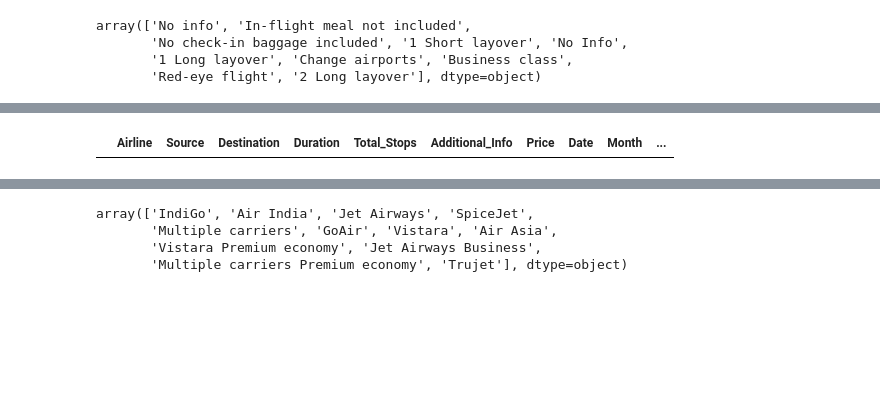
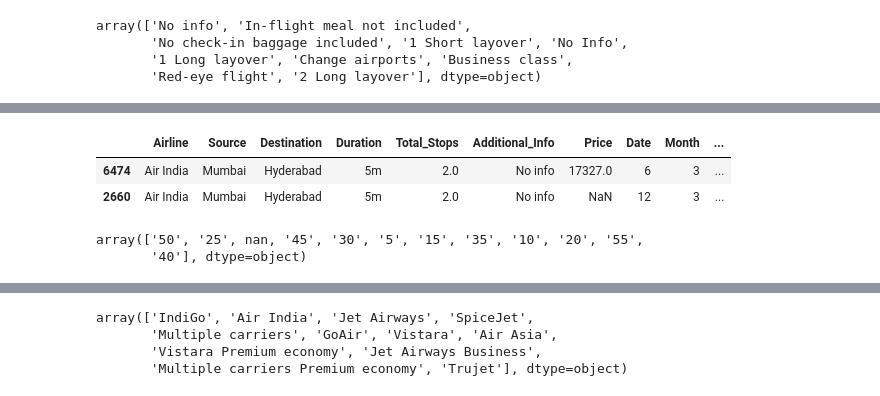
Before and after one commit to SuvanshD/Flight-Price-Prediction, a Jupyter notebook: FlightPrediction.ipynb, the cells around one changed output, grey strips where cells are left out. Drawn from its saved outputs; the diff is of its cells as text; code cells hidden in the pictures; blank space fills up the shorter version.

```diff
--- a/FlightPrediction.ipynb
+++ b/FlightPrediction.ipynb
@@ -126,3 +177,3 @@ memory usage: 1.9+ MB
 # %%
-final_df.drop('Date_of_Journey',axis=1,inplace=True)
+final_df.drop('Arrival_Time', axis=1,inplace=True)
 # %%
@@ -157,2 +187,0 @@ Name: Arrival_Time, Length: 13354, dtype: object
-# %%
-final_df['Arrival_Time']=final_df['Arrival_Time'].apply(lambda x : x.split(' ')[0])
@@ -212,2 +223,2 @@ array(['non-stop', '2 stops', '1 stop', '3 stops', nan, '4 stops'],
 # %%
-final_df['Total_Stops']=final_df['Total_Stops'].map({'non-stop':0,'1 stop':1,'2 stops':2,'3 stops':3,'4 stops':4,'nan':1})
+final_df['Total_Stops']=final_df['Total_Stops'].map({'non-stop':0,'1 stop':1,'2 stops':2,'3 stops':3,'4 stops':4, 'NaN':1})
@@ -257,9 +283,11 @@ memory usage: 1.7+ MB
 # %%
-final_df['duration_hour']=final_df['Duration'].str.split(' ').str[0].str.split('h').str[0]
+final_df['Duration_hour']=final_df['Duration'].str.split(' ').str[0].str.split('h').str[0]
 # %%
-final_df[final_df['duration_hour']=='5m']
+final_df[final_df['Duration_hour']=='5m']
 # %% [output]
 |  | Airline | Source | Destination | Duration | Total_Stops | Additional_Info | Price | Date | Month | ... |
+| 6474 | Air India | Mumbai | Hyderabad | 5m | 2.0 | No info | 17327.0 | 6 | 3 | ... |
+| 2660 | Air India | Mumbai | Hyderabad | 5m | 2.0 | No info | NaN | 12 | 3 | ... |
 # %%
 final_df.drop(6474,axis=0,inplace=True)
 final_df.drop(2660,axis=0,inplace=True)
@@ -267,0 +298,5 @@ final_df['duration_hour']=final_df['duration_hour'].astype('int')
+# %%
+final_df['Duration_min'].unique()
+# %% [output]
+array(['50', '25', nan, '45', '30', '5', '15', '35', '10', '20', '55',
+       '40'], dtype=object)
```
Also changed, not shown: parts of 48 cells of this notebook.
